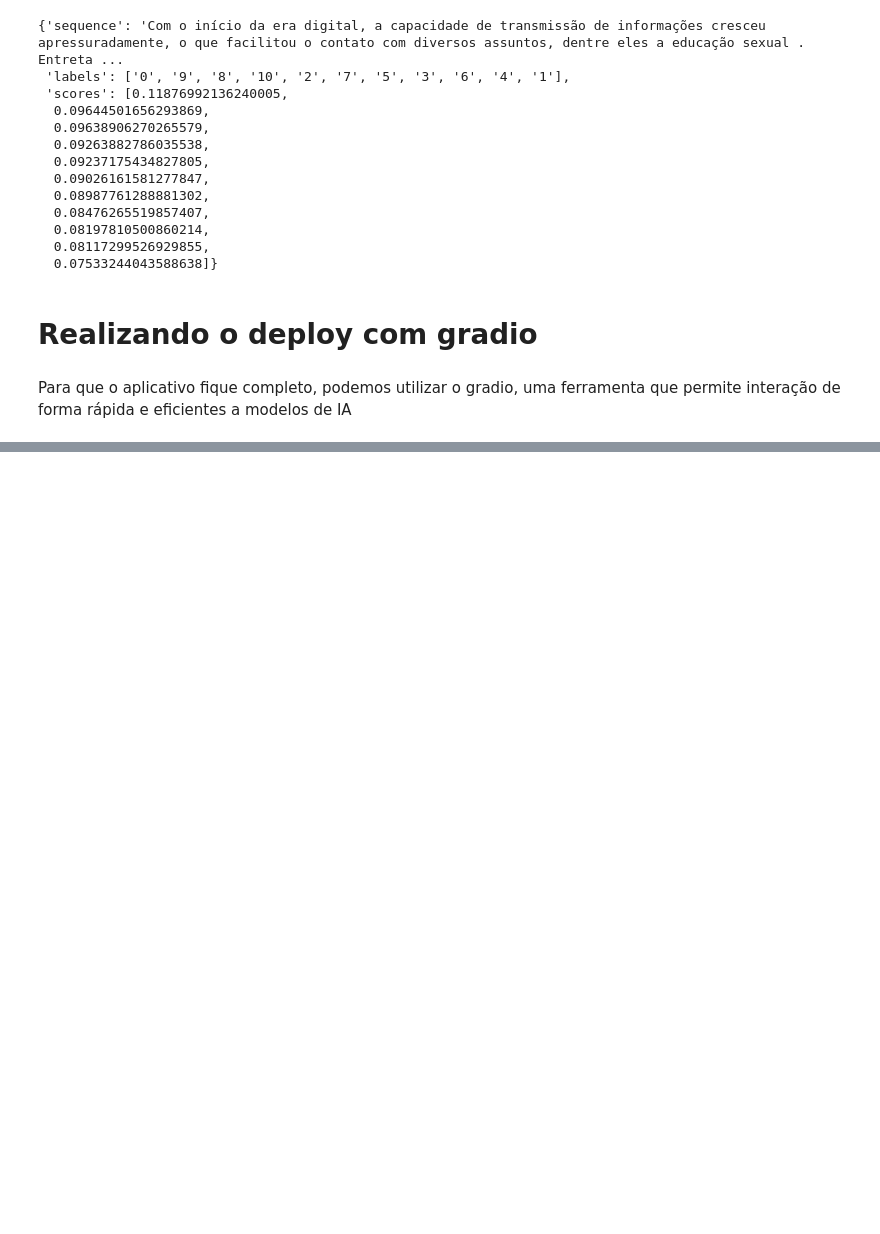
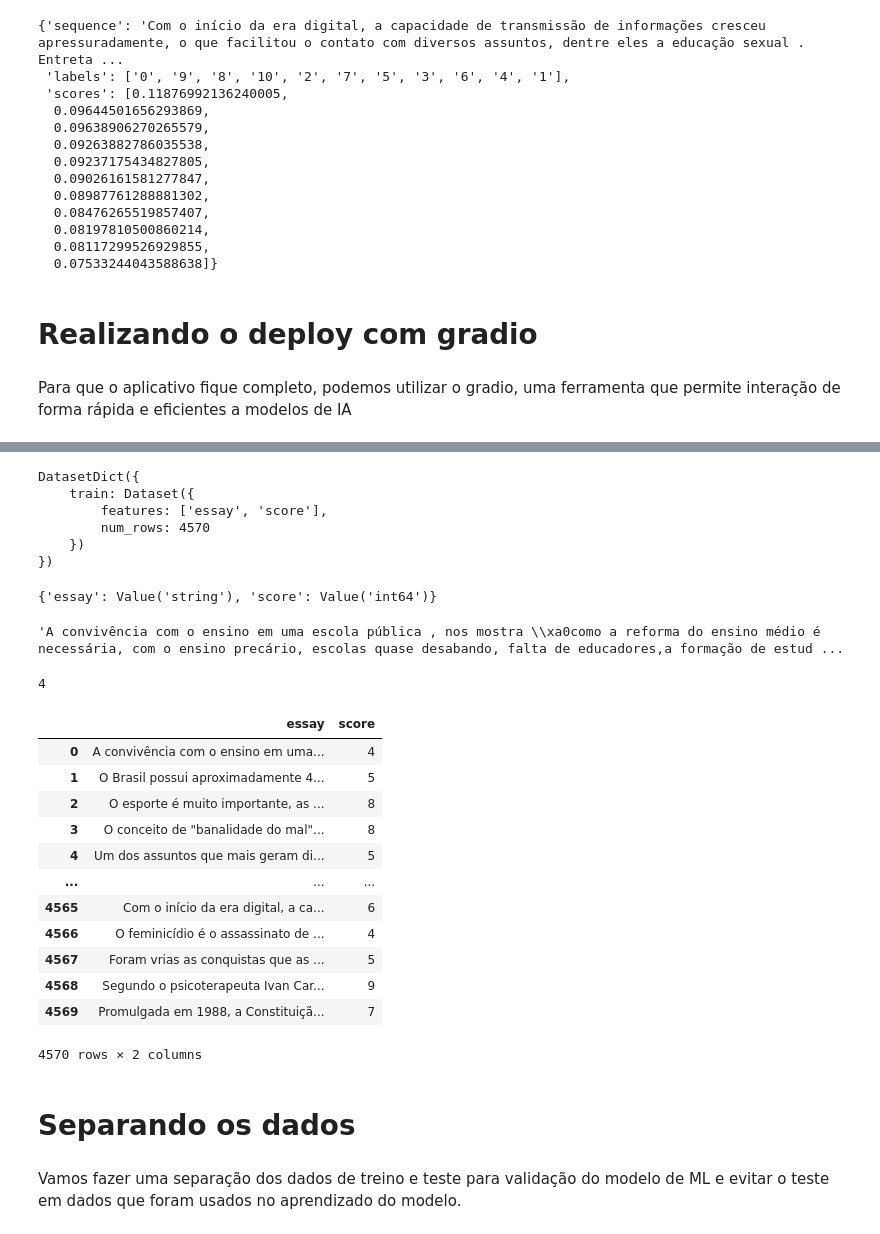
Before and after one commit to marcoamolinaro/machine-learning-alura, a Jupyter notebook: NLP_HuggingFace_Transferindo_Aprendizado_Modelos_NLP/Projeto_inicial_Transferência_de_aprendizado_com_Hugging_Face.ipynb, the cells around one changed output, grey strips where cells are left out. Drawn from its saved outputs; the diff is of its cells as text; code cells hidden in the pictures; blank space fills up the shorter version.

```diff
--- a/NLP_HuggingFace_Transferindo_Aprendizado_Modelos_NLP/Projeto_inicial_Transferência_de_aprendizado_com_Hugging_Face.ipynb
+++ b/NLP_HuggingFace_Transferindo_Aprendizado_Modelos_NLP/Projeto_inicial_Transferência_de_aprendizado_com_Hugging_Face.ipynb
@@ -75,0 +88,43 @@ This share link expires in 1 week. For free permanent hosting and GPU upgrades,
+# %%
+dados_redacoes = load_dataset("csv", data_files='/content/redacoes.csv')
+# %%
+dados_redacoes
+# %% [output]
+DatasetDict({
+    train: Dataset({
+        features: ['essay', 'score'],
+        num_rows: 4570
+    })
+})
+# %%
+dados_redacoes['train'].features
+# %% [output]
+{'essay': Value('string'), 'score': Value('int64')}
+# %%
+dados_redacoes['train']['essay'][0]
+# %% [output]
+'A convivência com o ensino em uma escola pública , nos mostra \\xa0como a reforma do ensino médio é necessária, com o ensino precário, escolas quase desabando, falta de educadores,a formação de estud ...
+# %%
+dados_redacoes['train']['score'][0]
+# %% [output]
+4
+# %%
+dados_redacoes['train'].to_pandas()
+# %% [output]
+|  | essay | score |
+| 0 | A convivência com o ensino em uma... | 4 |
+| 1 | O Brasil possui aproximadamente 4... | 5 |
+| 2 | O esporte é muito importante, as ... | 8 |
+| 3 | O conceito de "banalidade do mal"... | 8 |
+| 4 | Um dos assuntos que mais geram di... | 5 |
+| ... | ... | ... |
+| 4565 | Com o início da era digital, a ca... | 6 |
+| 4566 | O feminicídio é o assassinato de ... | 4 |
+| 4567 | Foram vrias as conquistas que as ... | 5 |
+| 4568 | Segundo o psicoterapeuta Ivan Car... | 9 |
+| 4569 | Promulgada em 1988, a Constituiçã... | 7 |
+4570 rows × 2 columns
+# %% [markdown]
+# Separando os dados
+# %% [markdown]
+Vamos fazer uma separação dos dados de treino e teste para validação do modelo de ML e evitar o teste em dados que foram usados no aprendizado do modelo.
```
Also changed, not shown: parts of 25 cells of this notebook.
